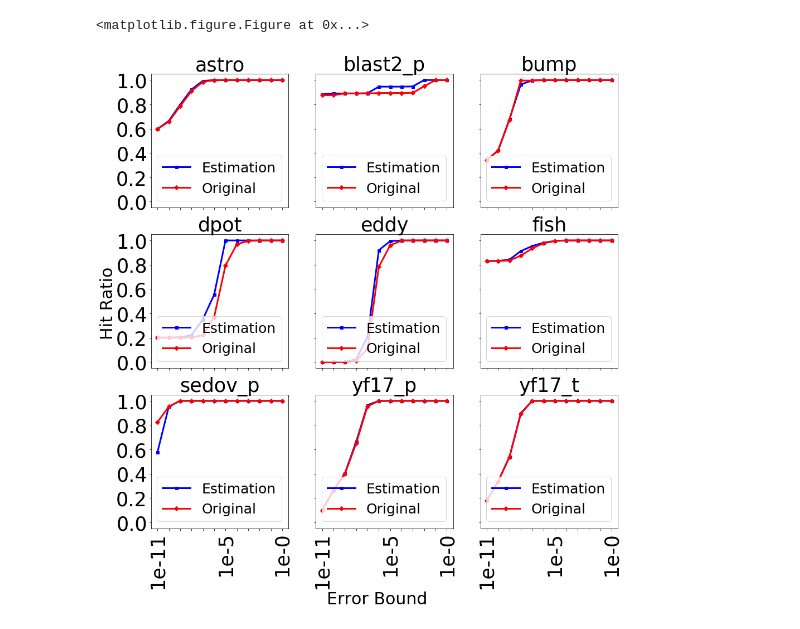
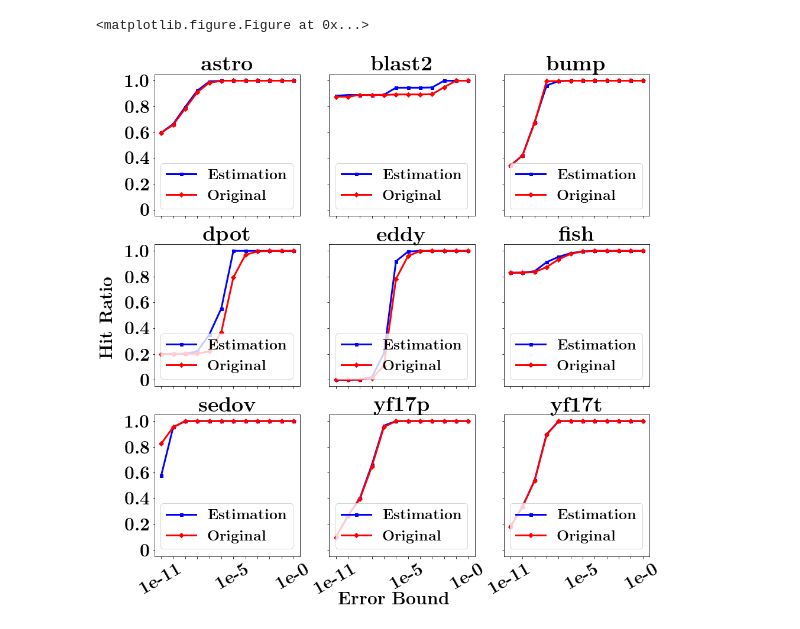
Before and after one commit to jw447/LossyCompressStudy, a Jupyter notebook: ErrorTolerance_CR/output/cr_estimation_cfg/cr_estimation/z_test.ipynb, the cells around one changed output. Cells and saved outputs as stored; diff of their text form; code cells hidden in the pictures.

```diff
--- a/ErrorTolerance_CR/output/cr_estimation_cfg/cr_estimation/z_test.ipynb
+++ b/ErrorTolerance_CR/output/cr_estimation_cfg/cr_estimation/z_test.ipynb
@@ -109,47 +81,45 @@ def hitratio_estimation(fname):
 # %%
 fig, axes  = plt.subplots(nrows=3, ncols=3, sharex=True,sharey=True, figsize=(15,15))
 x = np.arange(1,13)
 
-plt.setp(axes, xticks=[1,2,3,4,5,6,7,8,9,10,11,12], xticklabels=['1e-11','','','','','','1e-5','','','','','1e-0'],yticks=([0,0.2,0.4,0.6,0.8,1]))
-plt.setp(axes[2][0].get_xticklabels(), rotation=90)
-plt.setp(axes[2][1].get_xticklabels(), rotation=90)
-plt.setp(axes[2][2].get_xticklabels(), rotation=90)
+plt.rc('text', usetex=True)
+plt.rc('font',**{'family':'serif','serif':['cm'],'size':30})
+plt.rc('legend', fontsize=25)
 
-# for i in range(0,3):
-#     for j in range(0,3):
 for i in range(0,len(fname)):
         hitratio_esti, hitratio_o = hitratio_estimation(fname[i])
         if i==3:
             hitratio_esti[6:12] = [1,1,1,1,1,1]
-        axes[int(i/3)][i%3].plot(x,hitratio_esti,'bs-',linewidth=3,markersize=5,label="Estimation")
-        axes[int(i/3)][i%3].plot(x,hitratio_o,'rD-',linewidth=3,markersize=5,label="Original")
-        axes[int(i/3)][i%3].set_title(fname[i])
+        axes[int(i/3)][i%3].plot(x,hitratio_esti,'bs-',linewidth=3,markersize=5,label=r"\textbf{Estimation}")
+        axes[int(i/3)][i%3].plot(x,hitratio_o,'rD-',linewidth=3,markersize=5,label=r"\textbf{Original}")
         axes[int(i/3)][i%3].legend(loc="lower right")
 
-# axes[2][0].set_xlabel("Error-bound")
-# axes[2][1].set_xlabel("Error-bound")
-# axes[2][2].set_xlabel("Error-bound")
-# axes[0][0].set_ylabel("Hit-ratio")
-# axes[1][0].set_ylabel("Hit-ratio")
-# axes[2][0].set_ylabel("Hit-ratio")
+fig.text(0.5, 0.05, r"\textbf{Error Bound}", ha='center')
+fig.text(0.04, 0.5, r"\textbf{Hit Ratio}", va='center', rotation=90)
 
-fig.text(0.5, 0.0, 'Error Bound', ha='center')
-fig.text(0.04, 0.5, 'Hit Ratio', va='center', rotation='vertical')
+plt.setp(axes, xticks=[1,2,3,4,5,6,7,8,9,10,11,12],
+         xticklabels=[r"\textbf{1e-11}",'','','','','',r"\textbf{1e-5}",'','','','',r"\textbf{1e-0}"],
+         yticks=([0,0.2,0.4,0.6,0.8,1]),
+         yticklabels=[r"\textbf{0}",r"\textbf{0.2}",r"\textbf{0.4}",
+                      r"\textbf{0.6}",r"\textbf{0.8}",r"\textbf{1.0}"])
+plt.setp(axes[2][0].get_xticklabels(), rotation=30)
+plt.setp(axes[2][1].get_xticklabels(), rotation=30)
+plt.setp(axes[2][2].get_xticklabels(), rotation=30)
 
-plt.rc('font', size=30)          # controls default text sizes
-# plt.rc('axes', titlesize=35)     # fontsize of the axes title
-# plt.rc('axes', labelsize=35)    # fontsize of the x and y labels
-# plt.rc('xtick', labelsize=35)    # fontsize of the tick labels
-# plt.rc('ytick', labelsize=35)    # fontsize of the tick labels
-plt.rc('legend', fontsize=25)    # legend fontsize
-# plt.rc('figure', titlesize=35)  # fontsize of the figure title
-# plt.legend(loc=2, bbox_to_anchor=(1.05,1),borderaxespad=0)
-# plt.suptitle('Hit-Ratio Estimation')
-# fig.tight_layout(rect=[0, 0.03, 1, 0.95])
-# plt.savefig('hitratio_esti.pdf')
+axes[0][0].set_title(r"\textbf{astro}")
+axes[0][1].set_title(r"\textbf{blast2}")
+axes[0][2].set_title(r"\textbf{bump}")
+axes[1][0].set_title(r"\textbf{dpot}")
+axes[1][1].set_title(r"\textbf{eddy}")
+axes[1][2].set_title(r"\textbf{fish}")
+axes[2][0].set_title(r"\textbf{sedov}")
+axes[2][1].set_title(r"\textbf{yf17p}")
+axes[2][2].set_title(r"\textbf{yf17t}")
+
+plt.savefig('hitratio_esti.pdf')
 
 plt.show()
 plt.clf()
 # %% [output]
 <matplotlib.figure.Figure at 0x...>
-[figure, old version]
+[figure, new version]
```
Also changed, not shown: parts of 3 cells of this notebook, 11 other files.
